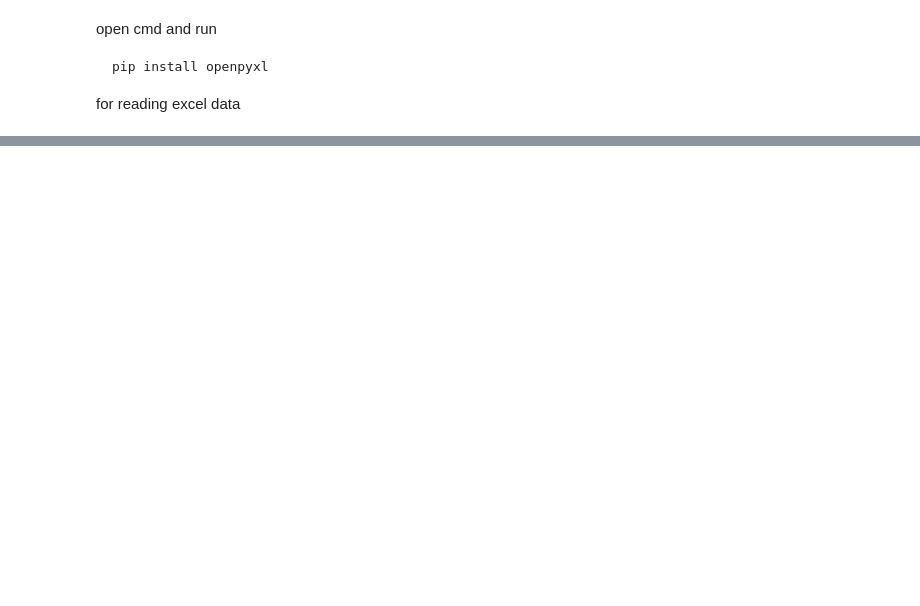
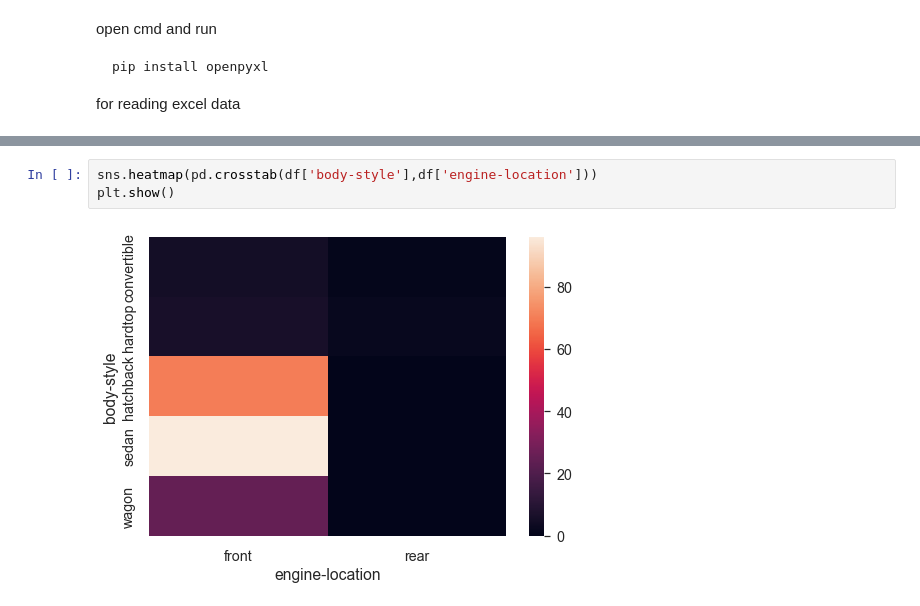
Before and after one commit to zaid-kamil/DP21PYDS5, a Jupyter notebook: data_science/eda.ipynb, the cells around one changed output, grey strips where cells are left out. Cells and saved outputs as stored; diff of their text form; blank space fills up the shorter version.

```diff
--- a/data_science/eda.ipynb
+++ b/data_science/eda.ipynb
@@ -130,0 +144,5 @@ pd.read_excel('dummy_rainfall.xlsx')
+# %%
+sns.heatmap(pd.crosstab(df['body-style'],df['engine-location']))
+plt.show()
+# %% [output]
+[figure, added]
```
Also changed, not shown: parts of 17 cells of this notebook, 2 other files.
